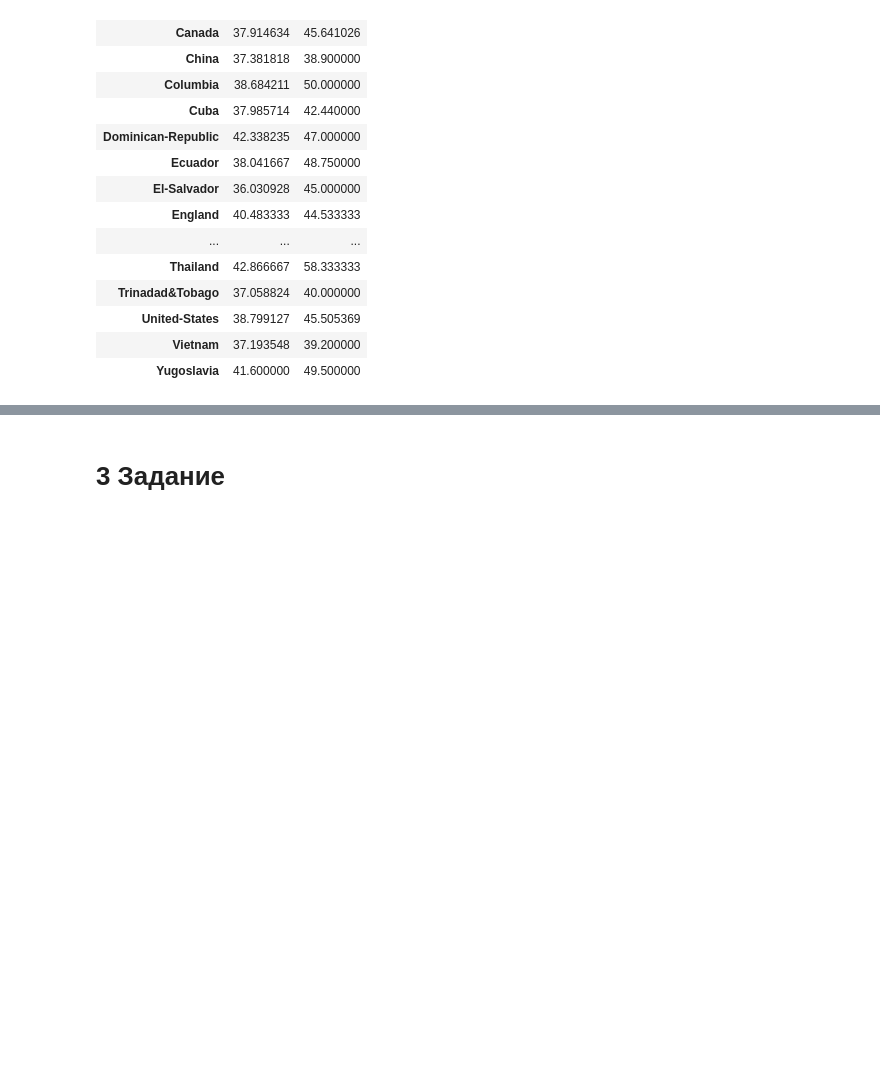
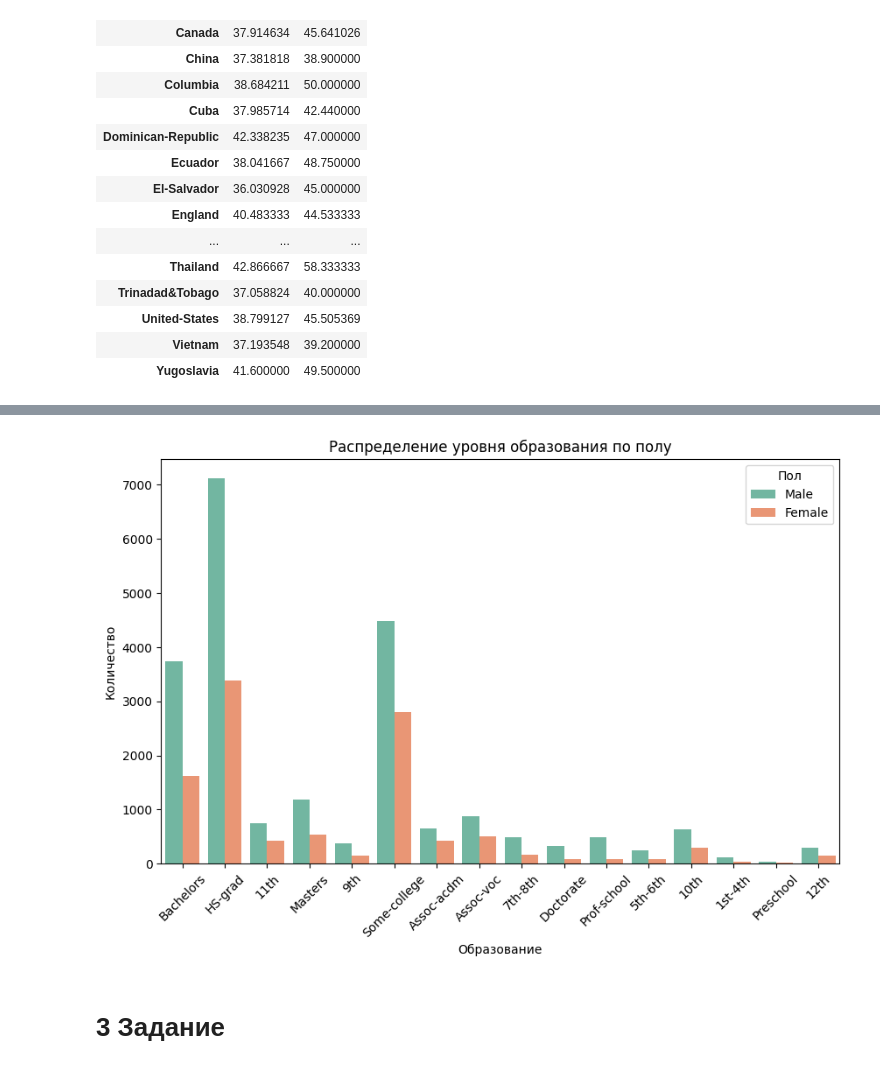
Before and after one commit to TimmmofeyD/timo_3_course, a Jupyter notebook: practice_1.ipynb, the cells around one changed output, grey strips where cells are left out. Cells and saved outputs as stored; diff of their text form; code cells hidden in the pictures; blank space fills up the shorter version.

```diff
--- a/practice_1.ipynb
+++ b/practice_1.ipynb
@@ -180,3 +212,14 @@ data.groupby(['native-country', 'salary'])['hours-per-week'].mean().unstack()
+# %%
+plt.figure(figsize=(10, 6))
+sns.countplot(data=data, x='education', hue='sex', palette='Set2')
+plt.title('Распределение уровня образования по полу')
+plt.xlabel('Образование')
+plt.ylabel('Количество')
+plt.legend(title='Пол')
+plt.xticks(rotation=45)
+plt.show()
+# %% [output]
+[figure, added]
 # %% [markdown]
 # 3 Задание
 # %%
```
Also changed, not shown: parts of 6 cells of this notebook.
